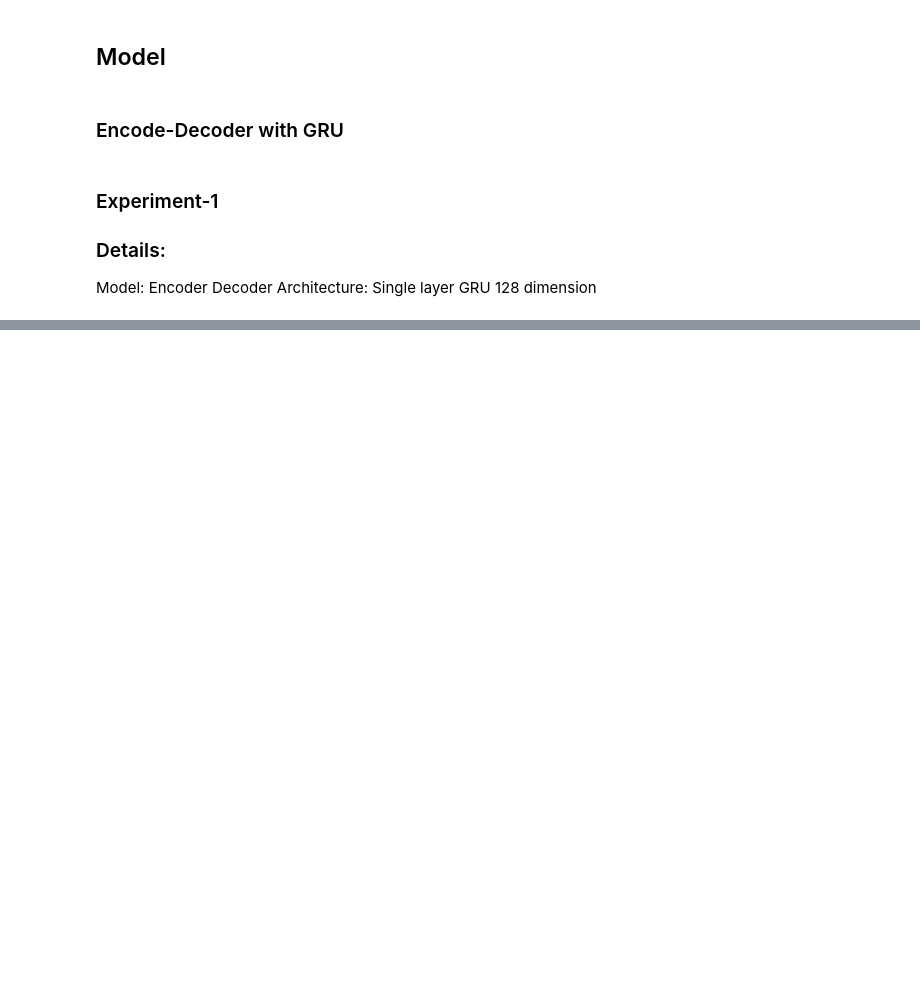
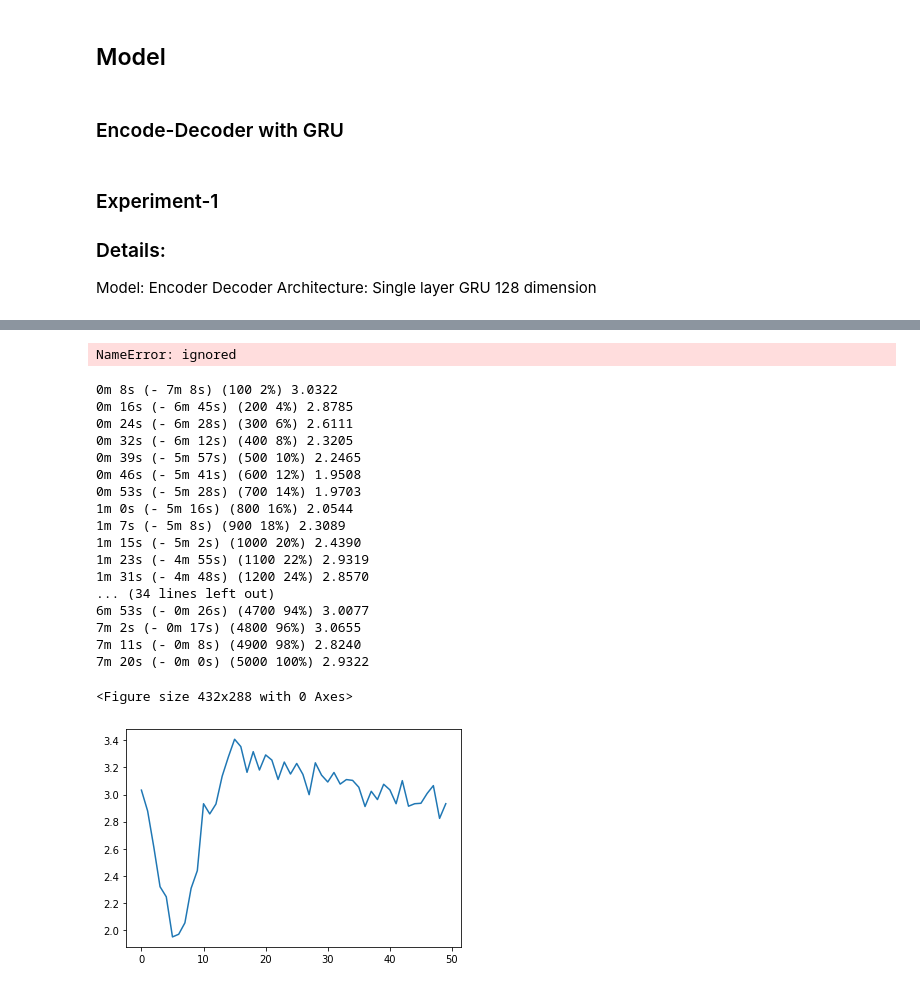
Before and after one commit to Bangla-NLP/BLUE-Benchmark, a Jupyter notebook: src/transliteration/Translitertation.ipynb, the cells around one changed output, grey strips where cells are left out. Cells and saved outputs as stored; diff of their text form; code cells hidden in the pictures; blank space fills up the shorter version.

```diff
--- a/src/transliteration/Translitertation.ipynb
+++ b/src/transliteration/Translitertation.ipynb
@@ -123,7 +125,8 @@ print(n_english_vocab)
 # %% [markdown]
 ## Train-Validation Split
 # %%
-n_train = int(len(data_dict)*0.8)
+train_ratio = 0.9
+n_train = int(len(data_dict)*train_ratio)
 n_validation = len(data_dict) - n_train
 print('#Train instances are: ',n_train)
 print('#Validation instances are ',n_validation)
@@ -489,0 +686,42 @@ torch.Size([1, 58]) torch.Size([1, 1, 256])
+# %%
+## Parameters:
+learning_rate = 5*1e-2
+n_iters = 5000
+n_epochs = 5
+dropout = 0.5
+teacher_forcing_ratio = 0.0
+max_length = 25
+input_dim = n_english_vocab
+output_dim = n_bengali_vocab
+hidden_dim = 256
+encoder = Encoder(input_dim,hidden_dim)
+decoder = AttnDecoderRNN(output_dim,hidden_dim,max_length)
+# %% [output]
+NameError: ignored
+# %%
+## Training English to Bengali Transliteration
+X_train_tensor = [wordToTensor(word,english_vocab) for word in  X_train]
+y_train_tensor = [wordToTensor(word,bengali_vocab) for word in  y_train]
+#print(X_train[:10],y_train[:10])
+plot_losses = trainWithAttention(encoder,decoder,n_iters,learning_rate,dropout,X_train_tensor,y_train_tensor,bengali_vocab.index('<SOS>'),bengali_vocab.index('<EOS>'),teacher_forcing_ratio,max_length)
+showPlot(plot_losses)
+# %% [output]
+0m 8s (- 7m 8s) (100 2%) 3.0322
+0m 16s (- 6m 45s) (200 4%) 2.8785
+0m 24s (- 6m 28s) (300 6%) 2.6111
+0m 32s (- 6m 12s) (400 8%) 2.3205
+0m 39s (- 5m 57s) (500 10%) 2.2465
+0m 46s (- 5m 41s) (600 12%) 1.9508
+0m 53s (- 5m 28s) (700 14%) 1.9703
+1m 0s (- 5m 16s) (800 16%) 2.0544
+1m 7s (- 5m 8s) (900 18%) 2.3089
+1m 15s (- 5m 2s) (1000 20%) 2.4390
+1m 23s (- 4m 55s) (1100 22%) 2.9319
+1m 31s (- 4m 48s) (1200 24%) 2.8570
+... (34 lines left out)
+6m 53s (- 0m 26s) (4700 94%) 3.0077
+7m 2s (- 0m 17s) (4800 96%) 3.0655
+7m 11s (- 0m 8s) (4900 98%) 2.8240
+7m 20s (- 0m 0s) (5000 100%) 2.9322
+<Figure size 432x288 with 0 Axes>
+[figure, added]
```
Also changed, not shown: parts of 27 cells of this notebook.
